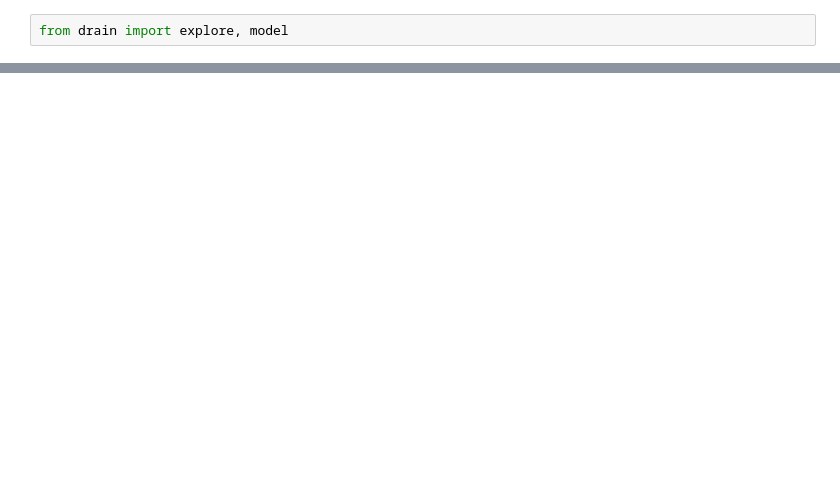
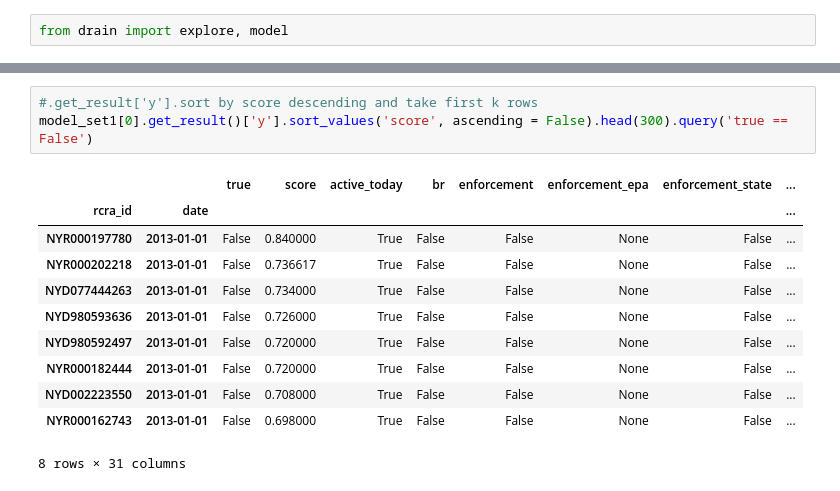
Before and after one commit to dssg/rcra, a Jupyter notebook: exploring/Untitled1.ipynb, the cells around one changed output, grey strips where cells are left out. Saved outputs shown, nothing was run; the diff lists cells and outputs as text; blank space fills up the shorter version.

```diff
--- a/exploring/Untitled1.ipynb
+++ b/exploring/Untitled1.ipynb
@@ -100,0 +85,15 @@ model_set2[0].get_result()
+# %%
+#.get_result['y'].sort by score descending and take first k rows
+model_set1[0].get_result()['y'].sort_values('score', ascending = False).head(300).query('true == False')
+# %% [output]
+|  |  | true | score | active_today | br | enforcement | enforcement_epa | enforcement_state | ... |
+| rcra_id | date |  |  |  |  |  |  |  | ... |
+| NYR000197780 | 2013-01-01 | False | 0.840000 | True | False | False | None | False | ... |
+| NYR000202218 | 2013-01-01 | False | 0.736617 | True | False | False | None | False | ... |
+| NYD077444263 | 2013-01-01 | False | 0.734000 | True | False | False | None | False | ... |
+| NYD980593636 | 2013-01-01 | False | 0.726000 | True | False | False | None | False | ... |
+| NYD980592497 | 2013-01-01 | False | 0.720000 | True | False | False | None | False | ... |
+| NYR000182444 | 2013-01-01 | False | 0.720000 | True | False | False | None | False | ... |
+| NYD002223550 | 2013-01-01 | False | 0.708000 | True | False | False | None | False | ... |
+| NYR000162743 | 2013-01-01 | False | 0.698000 | True | False | False | None | False | ... |
+8 rows × 31 columns
```
Also changed, not shown: parts of 34 cells of this notebook.
